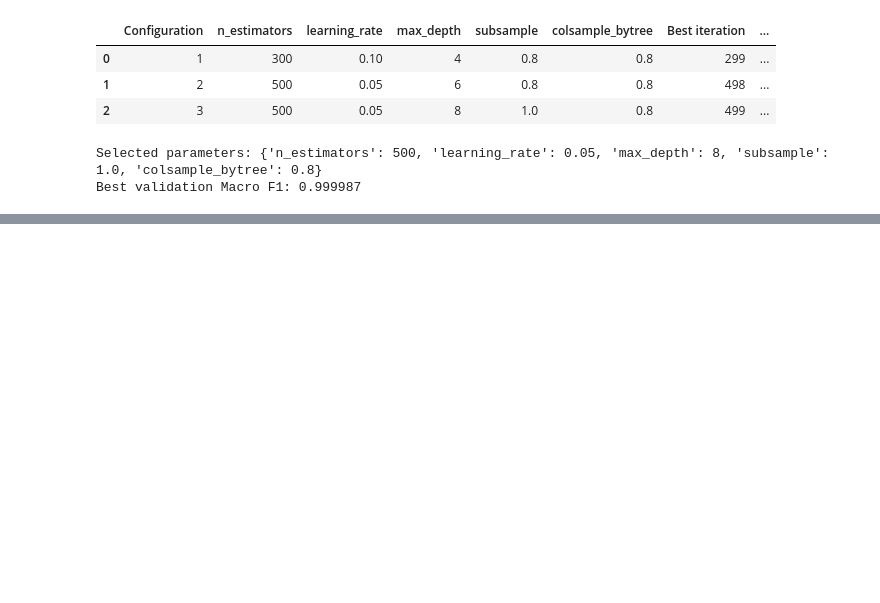
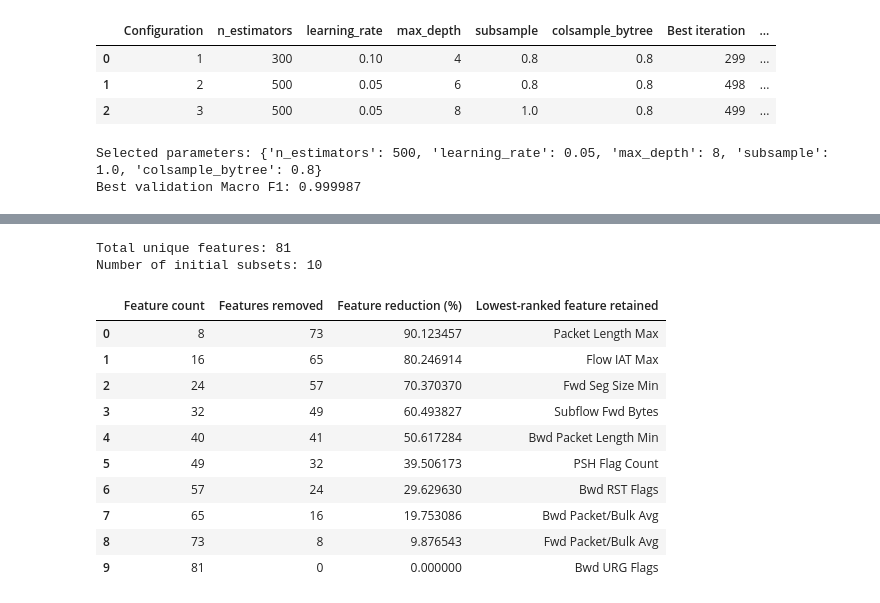
Before and after one commit to CharalampiaKal/cicids2017-progressive-feature-reduction, a Jupyter notebook: notebooks/01_data_audit_and_cleaning.ipynb, the cells around one changed output, grey strips where cells are left out. Saved outputs shown, nothing was run; the diff lists cells and outputs as text; code cells hidden in the pictures; blank space fills up the shorter version.

```diff
--- a/notebooks/01_data_audit_and_cleaning.ipynb
+++ b/notebooks/01_data_audit_and_cleaning.ipynb
@@ -1634,0 +1639,70 @@ Best validation Macro F1: 0.999987
+# %%
+# Preserve selected model configurations
+selected_logistic_parameters = {
+    "C": best_logistic_c,
+    "penalty": "l2",
+    "solver": "saga",
+    "max_iter": 200,
+    "tol": 1e-3
+}
+
+selected_random_forest_parameters = (
+    best_random_forest_parameters.copy()
+)
+
+selected_xgboost_parameters = (
+    best_xgboost_parameters.copy()
+)
+
+# Release the fitted XGBoost tuning model
+del best_xgboost_model
+gc.collect()
+
+total_feature_count = len(ranked_feature_names)
+
+initial_feature_counts = np.unique(
+    np.round(
+        np.linspace(0.10, 1.00, 10)
+        * total_feature_count
+    ).astype(int)
+)
+
+feature_grid_df = pd.DataFrame({
+    "Feature count": initial_feature_counts
+})
+
+feature_grid_df["Features removed"] = (
+    total_feature_count
+    - feature_grid_df["Feature count"]
+)
+
+feature_grid_df["Feature reduction (%)"] = (
+    feature_grid_df["Features removed"]
+    / total_feature_count
+    * 100
+)
+
+feature_grid_df["Lowest-ranked feature retained"] = [
+    ranked_feature_names[feature_count - 1]
+    for feature_count in initial_feature_counts
+]
+
+print("Total unique features:", total_feature_count)
+print("Number of initial subsets:",
+      len(initial_feature_counts))
+
+display(feature_grid_df)
+# %% [output]
+Total unique features: 81
+Number of initial subsets: 10
+|  | Feature count | Features removed | Feature reduction (%) | Lowest-ranked feature retained |
+| 0 | 8 | 73 | 90.123457 | Packet Length Max |
+| 1 | 16 | 65 | 80.246914 | Flow IAT Max |
+| 2 | 24 | 57 | 70.370370 | Fwd Seg Size Min |
+| 3 | 32 | 49 | 60.493827 | Subflow Fwd Bytes |
+| 4 | 40 | 41 | 50.617284 | Bwd Packet Length Min |
+| 5 | 49 | 32 | 39.506173 | PSH Flag Count |
+| 6 | 57 | 24 | 29.629630 | Bwd RST Flags |
+| 7 | 65 | 16 | 19.753086 | Bwd Packet/Bulk Avg |
+| 8 | 73 | 8 | 9.876543 | Fwd Packet/Bulk Avg |
+| 9 | 81 | 0 | 0.000000 | Bwd URG Flags |
```
Also changed, not shown: parts of 3 cells of this notebook.
